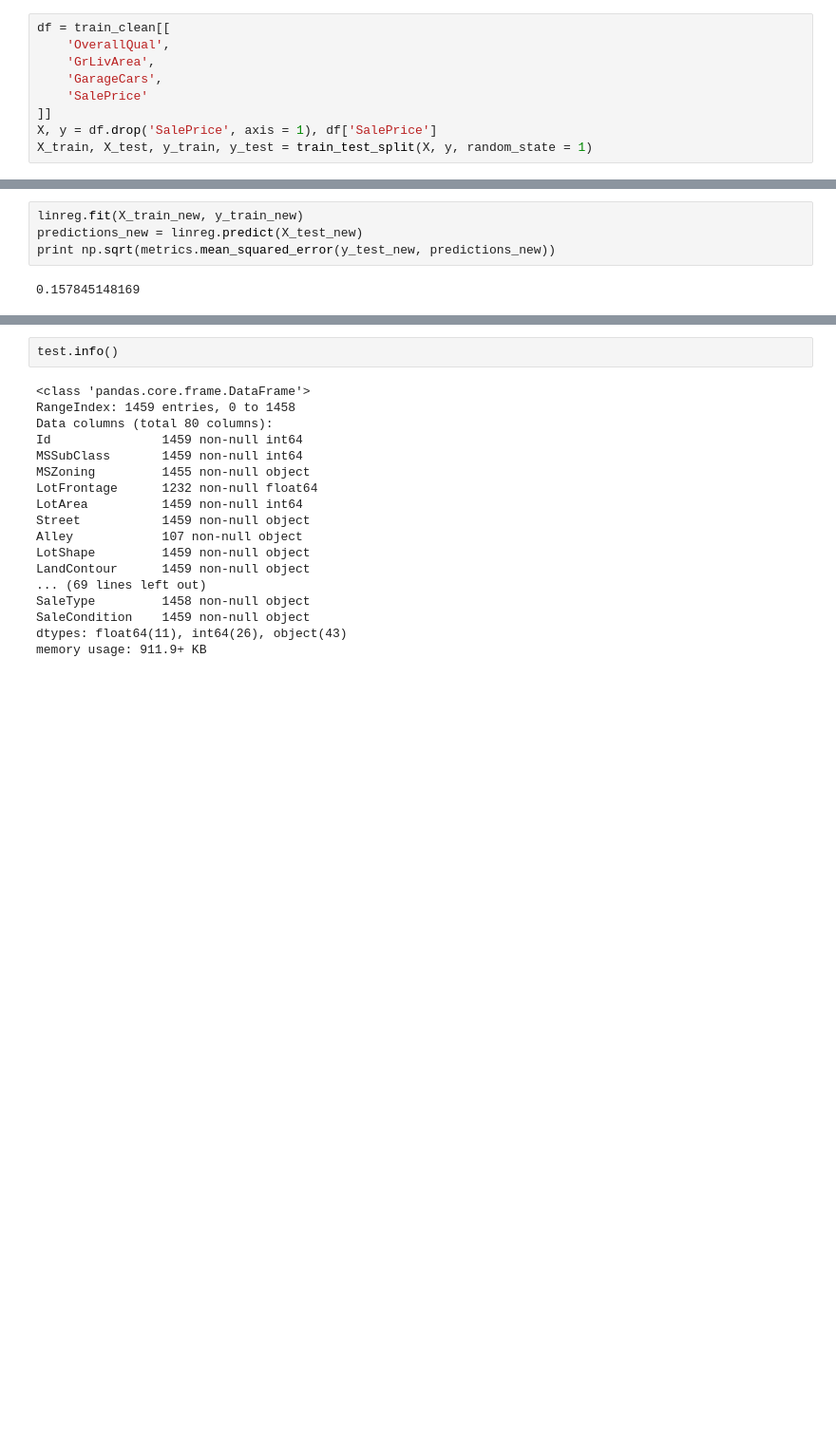
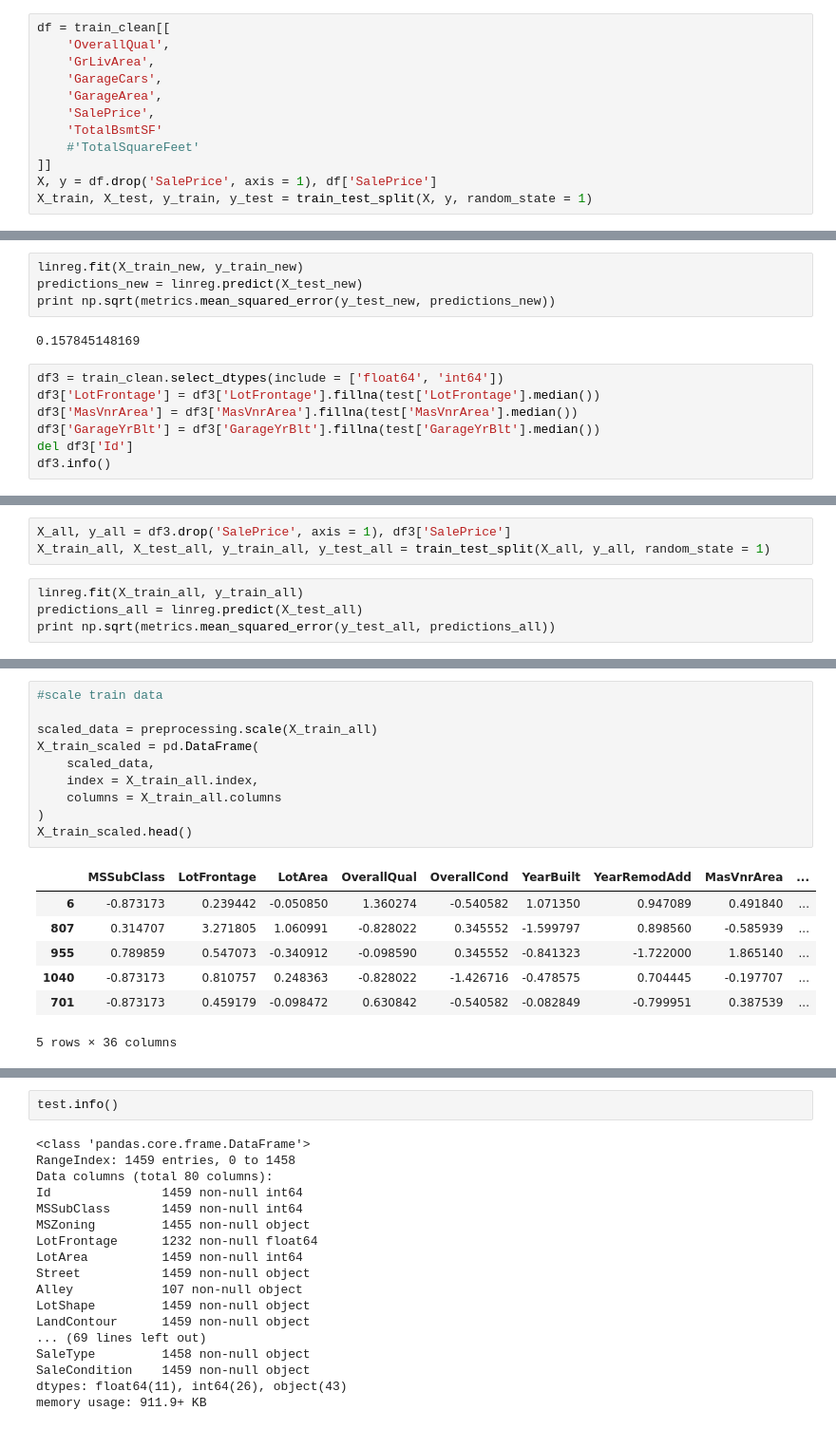
Before and after one commit to sglembocki/personal_projects, a Jupyter notebook: HousePrices/HousePricesPrediction.ipynb, the cells around one changed output, grey strips where cells are left out. Shown: that part at 95% size. Cells and saved outputs as stored; diff of their text form; blank space fills up the shorter version.

```diff
--- a/HousePrices/HousePricesPrediction.ipynb
+++ b/HousePrices/HousePricesPrediction.ipynb
@@ -78,7 +137,10 @@ df = train_clean[[
     'OverallQual',
     'GrLivArea',
     'GarageCars',
-    'SalePrice'
+    'GarageArea',
+    'SalePrice',
+    'TotalBsmtSF'
+    #'TotalSquareFeet'
 ]]
 X, y = df.drop('SalePrice', axis = 1), df['SalePrice']
 X_train, X_test, y_train, y_test = train_test_split(X, y, random_state = 1)
@@ -111,3 +185,10 @@ predictions_new = linreg.predict(X_test_new)
 print np.sqrt(metrics.mean_squared_error(y_test_new, predictions_new))
 # %% [output]
 0.157845148169
+# %%
+df3 = train_clean.select_dtypes(include = ['float64', 'int64'])
+df3['LotFrontage'] = df3['LotFrontage'].fillna(test['LotFrontage'].median())
+df3['MasVnrArea'] = df3['MasVnrArea'].fillna(test['MasVnrArea'].median())
+df3['GarageYrBlt'] = df3['GarageYrBlt'].fillna(test['GarageYrBlt'].median())
+del df3['Id']
+df3.info()
@@ -113,0 +227,7 @@ print np.sqrt(metrics.mean_squared_error(y_test_new, predictions_new))
+# %%
+X_all, y_all = df3.drop('SalePrice', axis = 1), df3['SalePrice']
+X_train_all, X_test_all, y_train_all, y_test_all = train_test_split(X_all, y_all, random_state = 1)
+# %%
+linreg.fit(X_train_all, y_train_all)
+predictions_all = linreg.predict(X_test_all)
+print np.sqrt(metrics.mean_squared_error(y_test_all, predictions_all))
@@ -113,0 +260,18 @@ print np.sqrt(metrics.mean_squared_error(y_test_new, predictions_new))
+# %%
+#scale train data
+
+scaled_data = preprocessing.scale(X_train_all)
+X_train_scaled = pd.DataFrame(
+    scaled_data,
+    index = X_train_all.index,
+    columns = X_train_all.columns
+)
+X_train_scaled.head()
+# %% [output]
+|  | MSSubClass | LotFrontage | LotArea | OverallQual | OverallCond | YearBuilt | YearRemodAdd | MasVnrArea | ... |
+| 6 | -0.873173 | 0.239442 | -0.050850 | 1.360274 | -0.540582 | 1.071350 | 0.947089 | 0.491840 | ... |
+| 807 | 0.314707 | 3.271805 | 1.060991 | -0.828022 | 0.345552 | -1.599797 | 0.898560 | -0.585939 | ... |
+| 955 | 0.789859 | 0.547073 | -0.340912 | -0.098590 | 0.345552 | -0.841323 | -1.722000 | 1.865140 | ... |
+| 1040 | -0.873173 | 0.810757 | 0.248363 | -0.828022 | -1.426716 | -0.478575 | 0.704445 | -0.197707 | ... |
+| 701 | -0.873173 | 0.459179 | -0.098472 | 0.630842 | -0.540582 | -0.082849 | -0.799951 | 0.387539 | ... |
+5 rows × 36 columns
```
Also changed, not shown: parts of 36 cells of this notebook, 3 other files.
